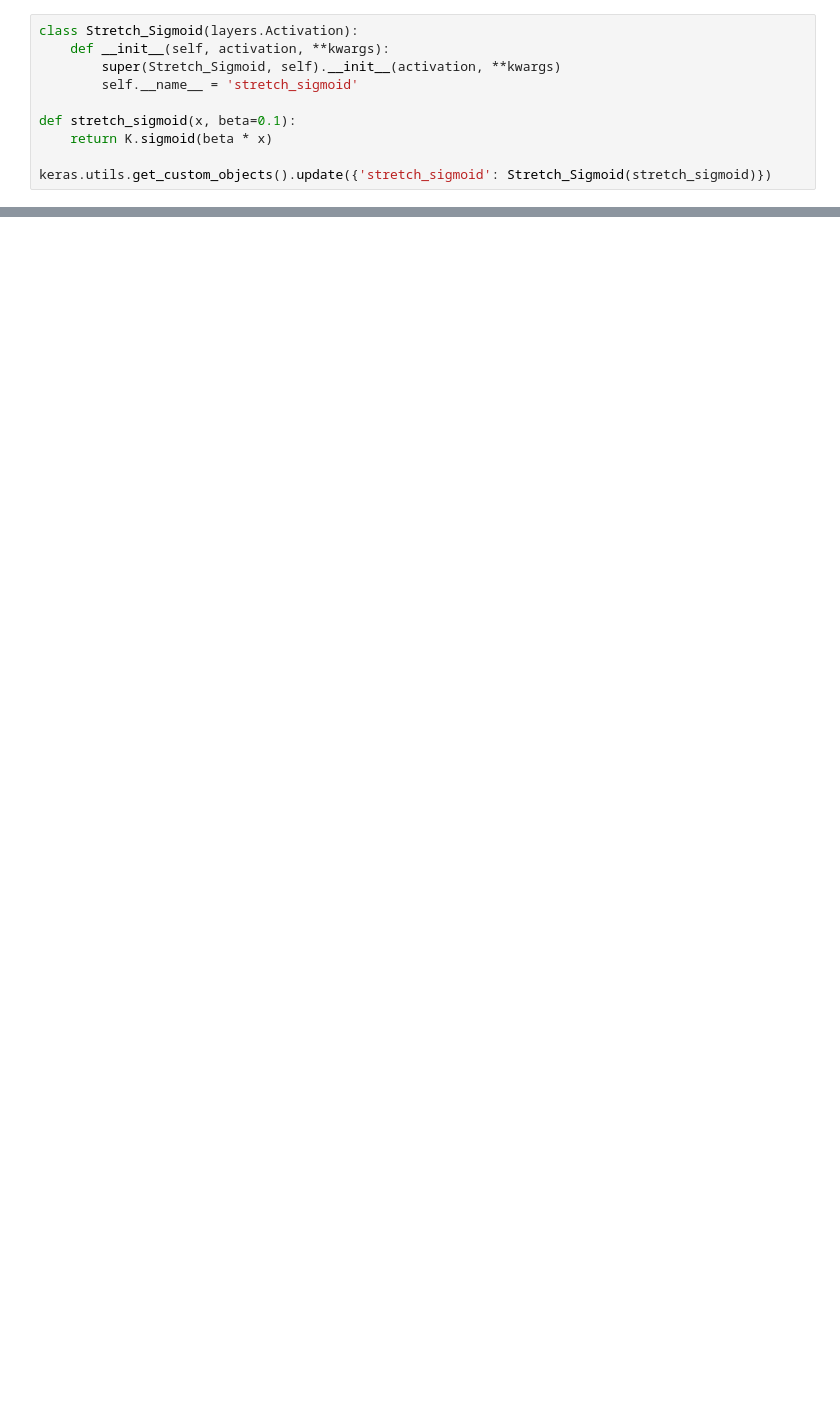
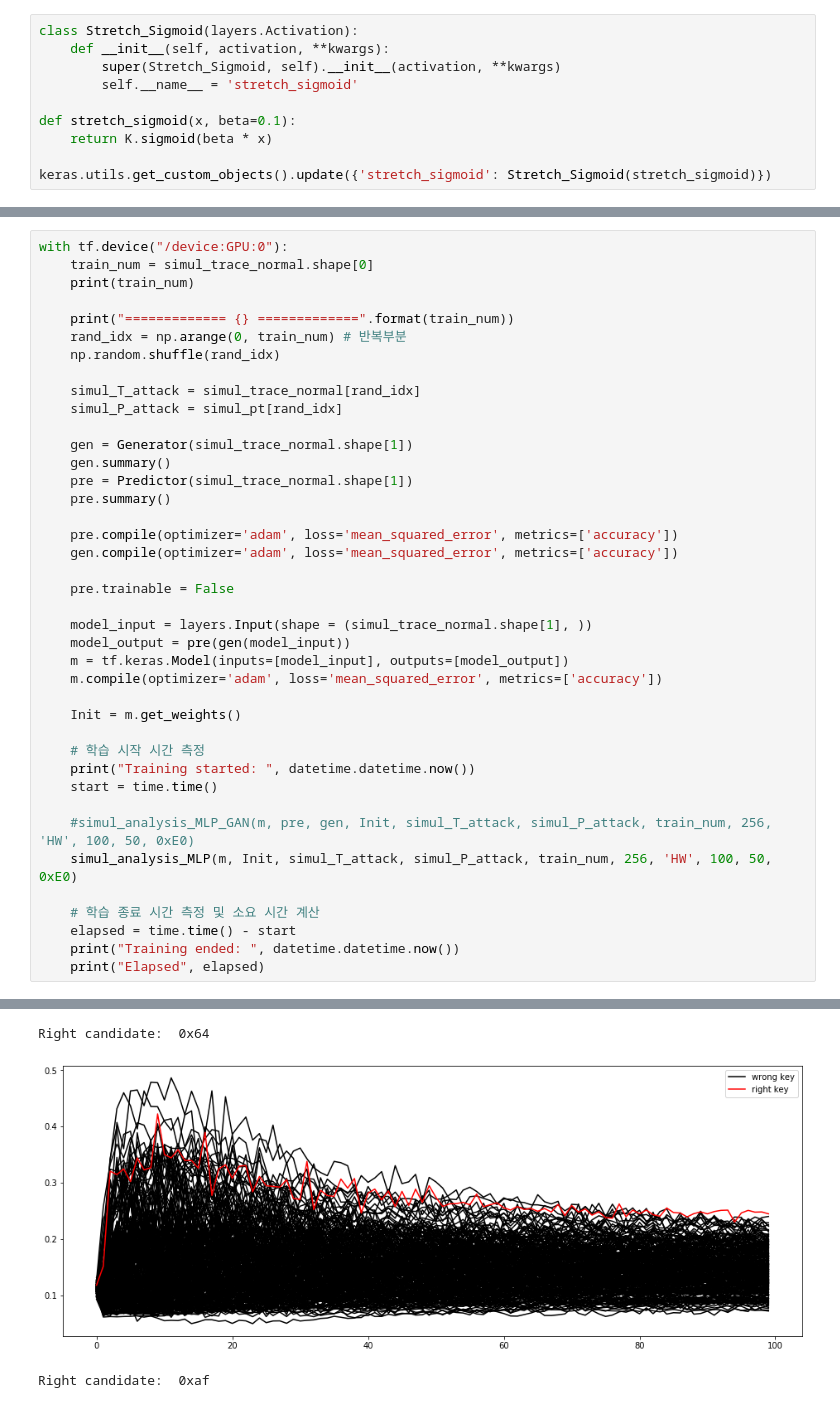
Before and after one commit to SeongHyuckLim/DLNPSOCPA, a Jupyter notebook: Untitled.ipynb, the cells around one changed output, grey strips where cells are left out. Drawn from its saved outputs; the diff is of its cells as text; blank space fills up the shorter version.

```diff
--- a/Untitled.ipynb
+++ b/Untitled.ipynb
@@ -507,0 +828,41 @@ keras.utils.get_custom_objects().update({'stretch_sigmoid': Stretch_Sigmoid(stre
+# %%
+with tf.device("/device:GPU:0"):
+    train_num = simul_trace_normal.shape[0]
+    print(train_num)
+
+    print("============= {} =============".format(train_num))
+    rand_idx = np.arange(0, train_num) # 반복부분
+    np.random.shuffle(rand_idx)
+
+    simul_T_attack = simul_trace_normal[rand_idx]
+    simul_P_attack = simul_pt[rand_idx]
+
+    gen = Generator(simul_trace_normal.shape[1])
+    gen.summary()
+    pre = Predictor(simul_trace_normal.shape[1])
+    pre.summary()
+
+    pre.compile(optimizer='adam', loss='mean_squared_error', metrics=['accuracy'])
+    gen.compile(optimizer='adam', loss='mean_squared_error', metrics=['accuracy'])
+
+    pre.trainable = False
+
+    model_input = layers.Input(shape = (simul_trace_normal.shape[1], ))
+    model_output = pre(gen(model_input))
+    m = tf.keras.Model(inputs=[model_input], outputs=[model_output])
+    m.compile(optimizer='adam', loss='mean_squared_error', metrics=['accuracy'])
+
+    Init = m.get_weights()
+
+    # 학습 시작 시간 측정
+    print("Training started: ", datetime.datetime.now())
+    start = time.time()
+
+    #simul_analysis_MLP_GAN(m, pre, gen, Init, simul_T_attack, simul_P_attack, train_num, 256, 'HW', 100, 50, 0xE0)
+    simul_analysis_MLP(m, Init, simul_T_attack, simul_P_attack, train_num, 256, 'HW', 100, 50, 0xE0)
+
+    # 학습 종료 시간 측정 및 소요 시간 계산
+    elapsed = time.time() - start
+    print("Training ended: ", datetime.datetime.now())
+    print("Elapsed", elapsed)
+# %% [output]
@@ -507,0 +887,3 @@ keras.utils.get_custom_objects().update({'stretch_sigmoid': Stretch_Sigmoid(stre
+Right candidate:  0x64
+[figure, added]
+Right candidate:  0xaf
```
Also changed, not shown: parts of 35 cells of this notebook, 4 other files.
